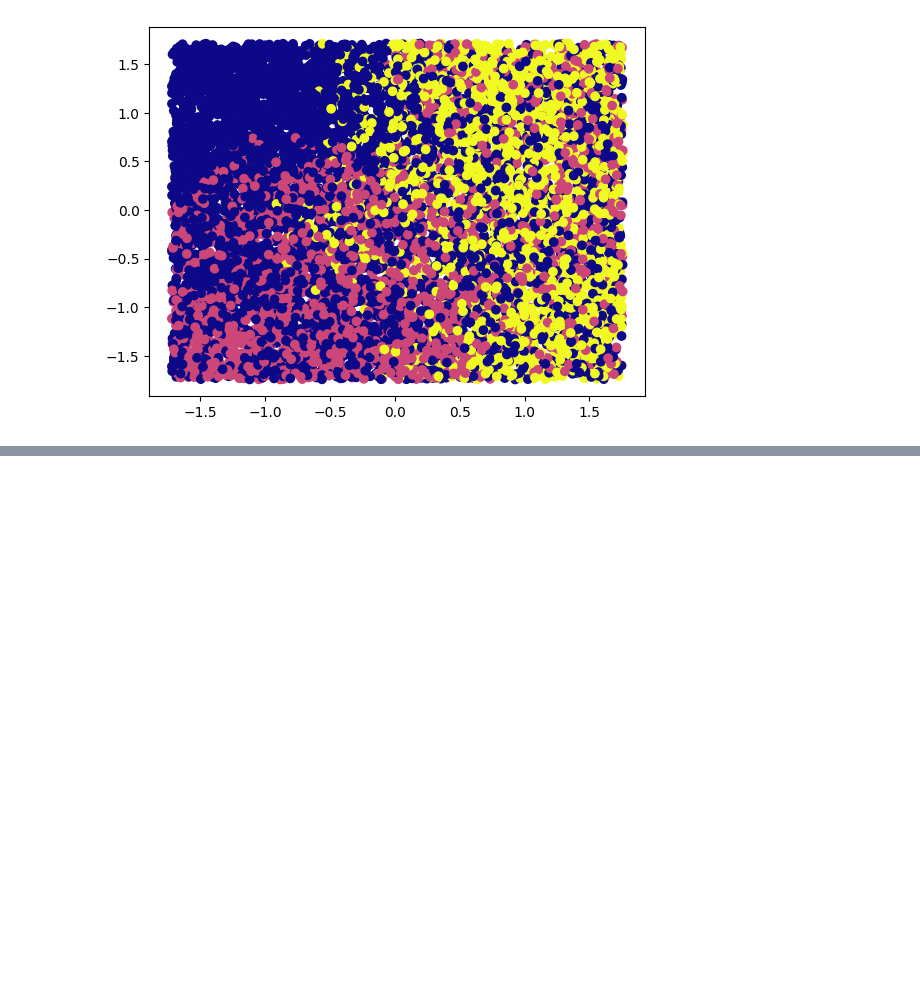
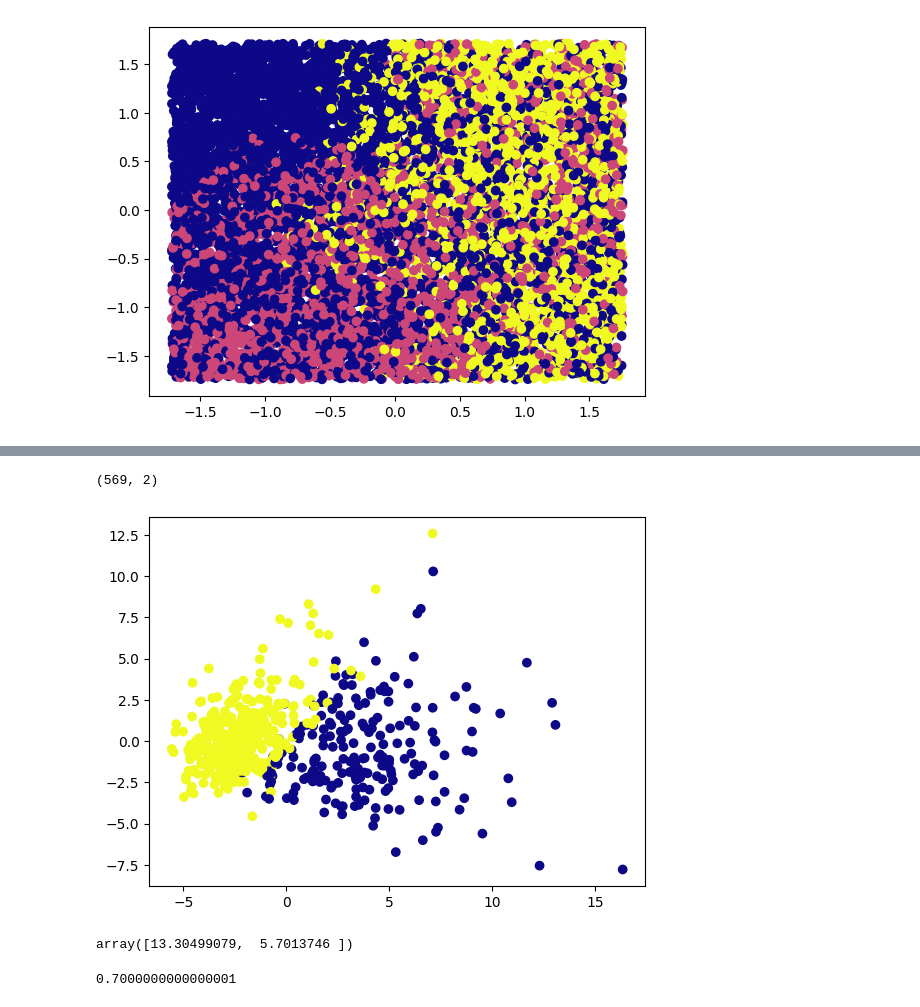
Before and after one commit to avanteesarve-code/Green-AI---python, a Jupyter notebook: Day11.ipynb, the cells around one changed output, grey strips where cells are left out. Saved outputs shown, nothing was run; the diff lists cells and outputs as text; code cells hidden in the pictures; blank space fills up the shorter version.

```diff
--- a/Day11.ipynb
+++ b/Day11.ipynb
@@ -55,3 +55,8 @@ plt.scatter(data_scaled[:,0], data_scaled[:,1], c = model.labels_, cmap ="plasma
 plt.show()
 # %% [output]
 [figure]
+# %%
+from sklearn.datasets import load_breast_cancer
+cancer = load_breast_cancer()
+type(cancer)
+cancer
@@ -57,0 +101,4 @@ plt.show()
+# %%
+#creating the dataframe from this bunch data
+cancer_df = pd.DataFrame(cancer['data'],columns=cancer['feature_names'])
+cancer_df.head()
@@ -57,0 +113,6 @@ plt.show()
+# %%
+from sklearn.preprocessing import StandardScaler
+#Normalize the features using StandaradScaler
+scaler = StandardScaler()
+cancer_df_scaled = scaler.fit_transform(cancer_df)
+cancer_df_scaled[:5]
@@ -57,0 +137,20 @@ plt.show()
+# %%
+from sklearn.decomposition import PCA
+pca = PCA(n_components= 2)
+X_new = pca.fit_transform(cancer_df_scaled)
+X_new.shape
+# %% [output]
+(569, 2)
+# %%
+plt.scatter(X_new[:,0], X_new[:,1], c = cancer.target ,cmap='plasma')
+plt.show()
+# %% [output]
+[figure, added]
+# %%
+pca.explained_variance_
+# %% [output]
+array([13.30499079,  5.7013746 ])
+# %%
+13.3/(13.3+5.7)
+# %% [output]
+0.7000000000000001
```
Also changed, not shown: parts of 4 cells of this notebook.
